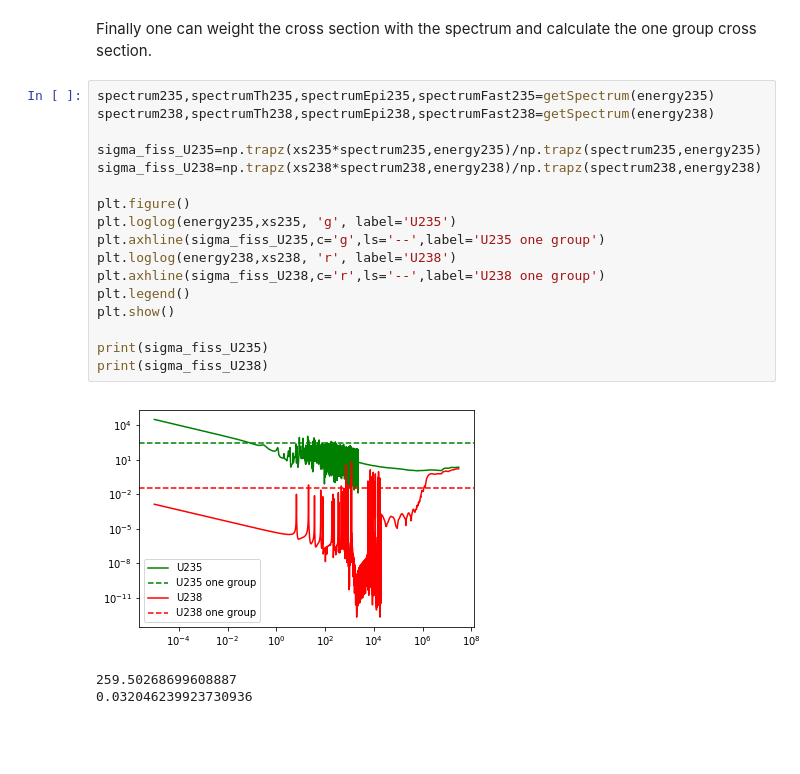
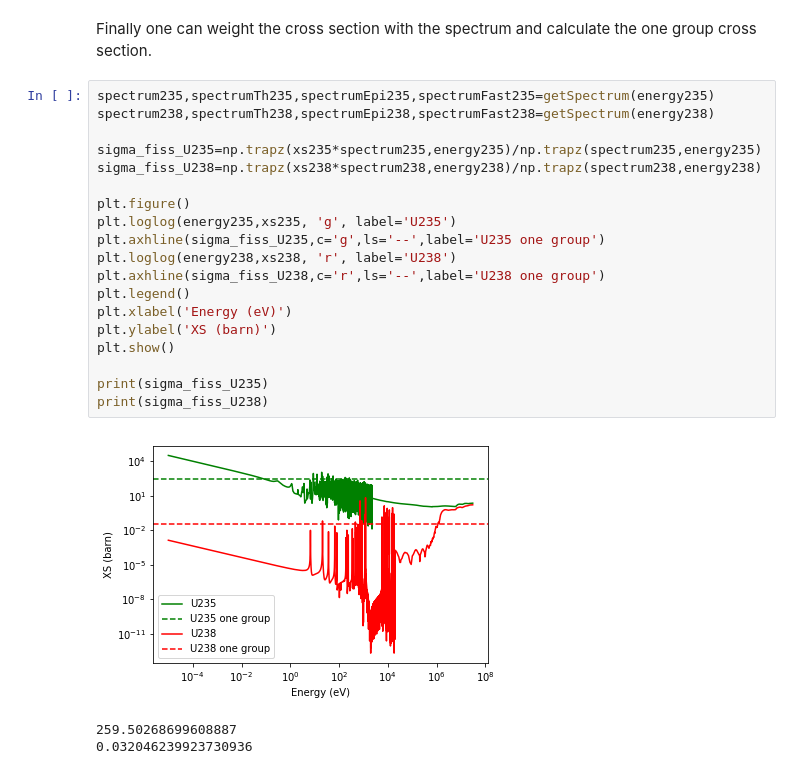
Before and after one commit to ezsolti/EnergyPhysics, a Jupyter notebook: groupXS.ipynb, the cells around one changed output. Cells and saved outputs as stored; diff of their text form; blank space fills up the shorter version.

```diff
--- a/groupXS.ipynb
+++ b/groupXS.ipynb
@@ -192,22 +197,24 @@ Finally one can weight the cross section with the spectrum and calculate the one
 # %%
 spectrum235,spectrumTh235,spectrumEpi235,spectrumFast235=getSpectrum(energy235)
 spectrum238,spectrumTh238,spectrumEpi238,spectrumFast238=getSpectrum(energy238)
 
 sigma_fiss_U235=np.trapz(xs235*spectrum235,energy235)/np.trapz(spectrum235,energy235)
 sigma_fiss_U238=np.trapz(xs238*spectrum238,energy238)/np.trapz(spectrum238,energy238)
 
 plt.figure()
 plt.loglog(energy235,xs235, 'g', label='U235')
 plt.axhline(sigma_fiss_U235,c='g',ls='--',label='U235 one group')
 plt.loglog(energy238,xs238, 'r', label='U238')
 plt.axhline(sigma_fiss_U238,c='r',ls='--',label='U238 one group')
 plt.legend()
+plt.xlabel('Energy (eV)')
+plt.ylabel('XS (barn)')
 plt.show()
 
 print(sigma_fiss_U235)
 print(sigma_fiss_U238)
 # %% [output]
-[figure, old version]
+[figure, new version]
 259.50268699608887
 0.032046239923730936
 # %% [markdown]
```
Also changed, not shown: parts of 4 cells of this notebook.
